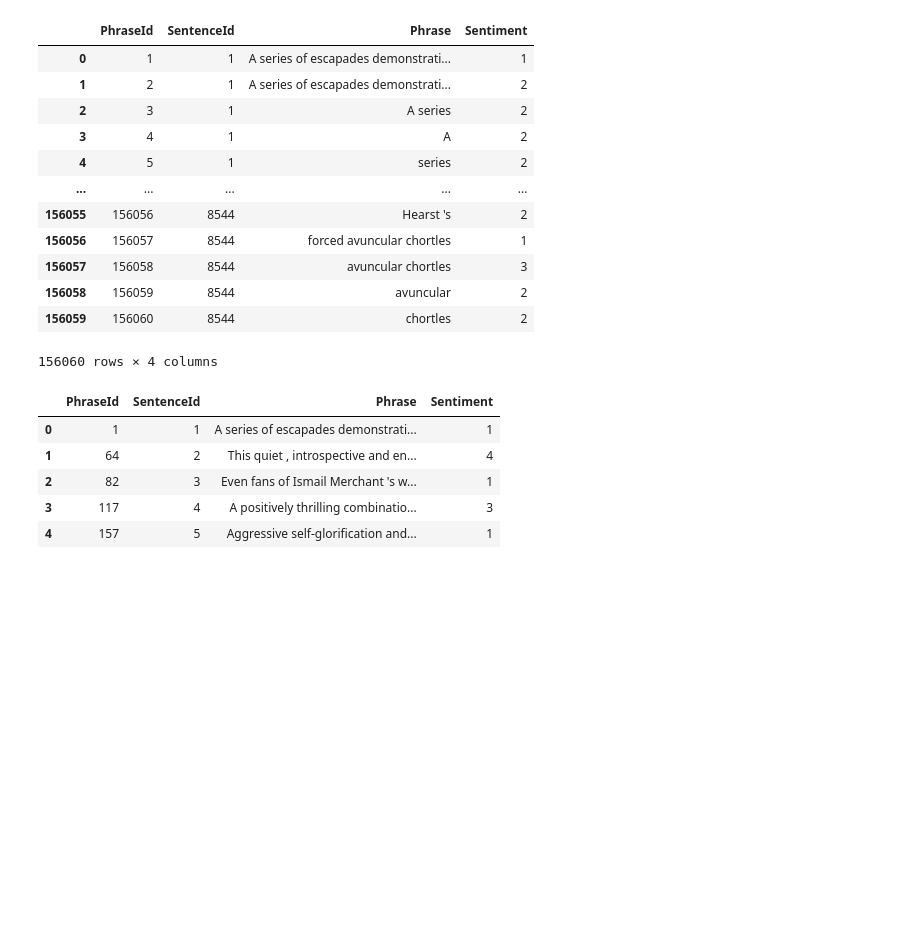
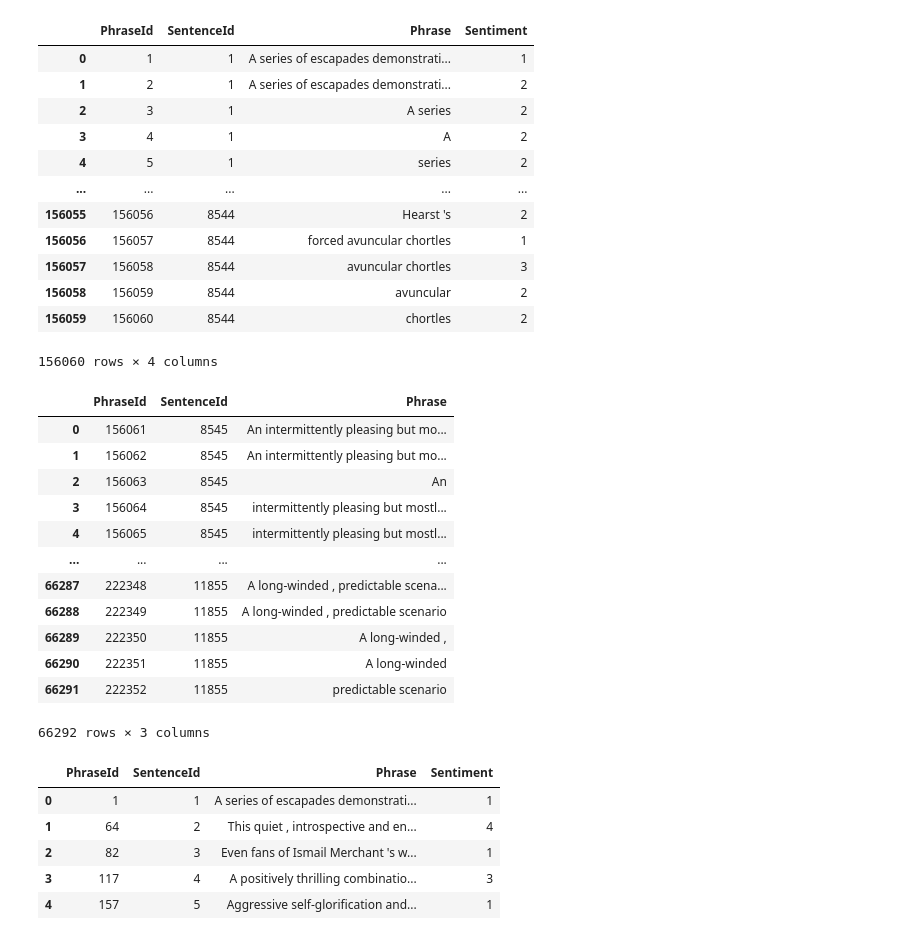
Before and after one commit to jfranc33/movieSentiment, a Jupyter notebook: movieAnalysis.ipynb, the cells around one changed output. Saved outputs shown, nothing was run; the diff lists cells and outputs as text; code cells hidden in the pictures; blank space fills up the shorter version.

```diff
--- a/movieAnalysis.ipynb
+++ b/movieAnalysis.ipynb
@@ -6,6 +6,7 @@ import seaborn as sns
 import nltk # natural language tool kit
 # %%
 initialFrame = pd.read_csv('train.tsv', delimiter = '\t');
+initialTestFrame = pd.read_csv('test 2.tsv', delimiter = '\t');
 # %%
 initialFrame
 # %% [output]
@@ -22,6 +23,22 @@ initialFrame
 | 156058 | 156059 | 8544 | avuncular | 2 |
 | 156059 | 156060 | 8544 | chortles | 2 |
 156060 rows × 4 columns
+# %%
+initialTestFrame
+# %% [output]
+|  | PhraseId | SentenceId | Phrase |
+| 0 | 156061 | 8545 | An intermittently pleasing but mo... |
+| 1 | 156062 | 8545 | An intermittently pleasing but mo... |
+| 2 | 156063 | 8545 | An |
+| 3 | 156064 | 8545 | intermittently pleasing but mostl... |
+| 4 | 156065 | 8545 | intermittently pleasing but mostl... |
+| ... | ... | ... | ... |
+| 66287 | 222348 | 11855 | A long-winded , predictable scena... |
+| 66288 | 222349 | 11855 | A long-winded , predictable scenario |
+| 66289 | 222350 | 11855 | A long-winded , |
+| 66290 | 222351 | 11855 | A long-winded |
+| 66291 | 222352 | 11855 | predictable scenario |
+66292 rows × 3 columns
 # %%
 # Cleans the initial frame
 def cleanInitialFrame(df):
```
Also changed, not shown: parts of 15 cells of this notebook, 2 other files.
